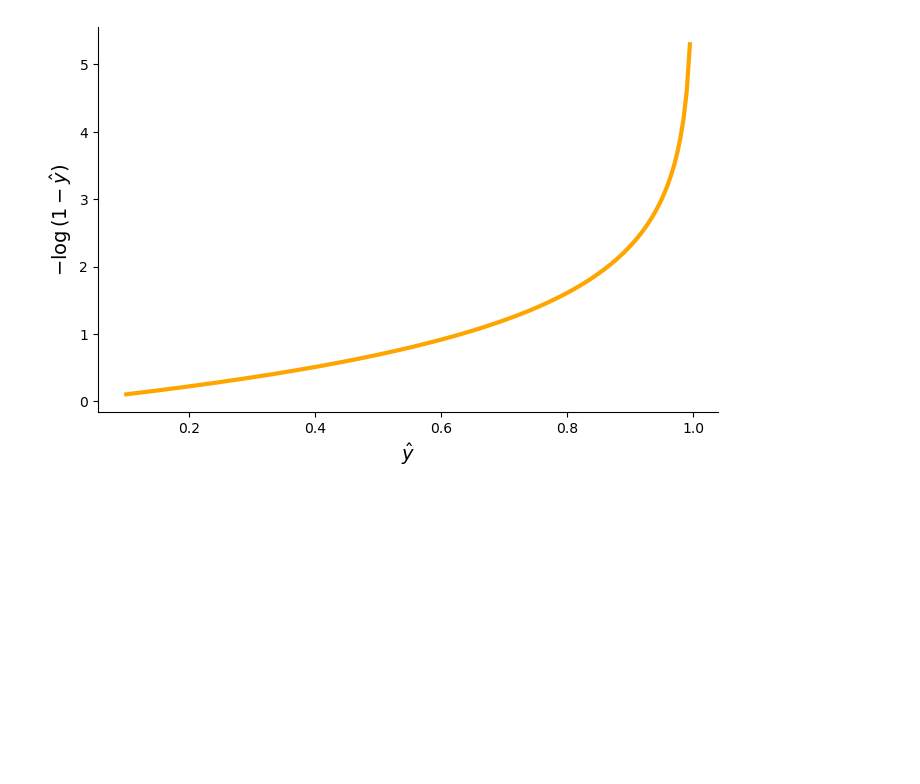
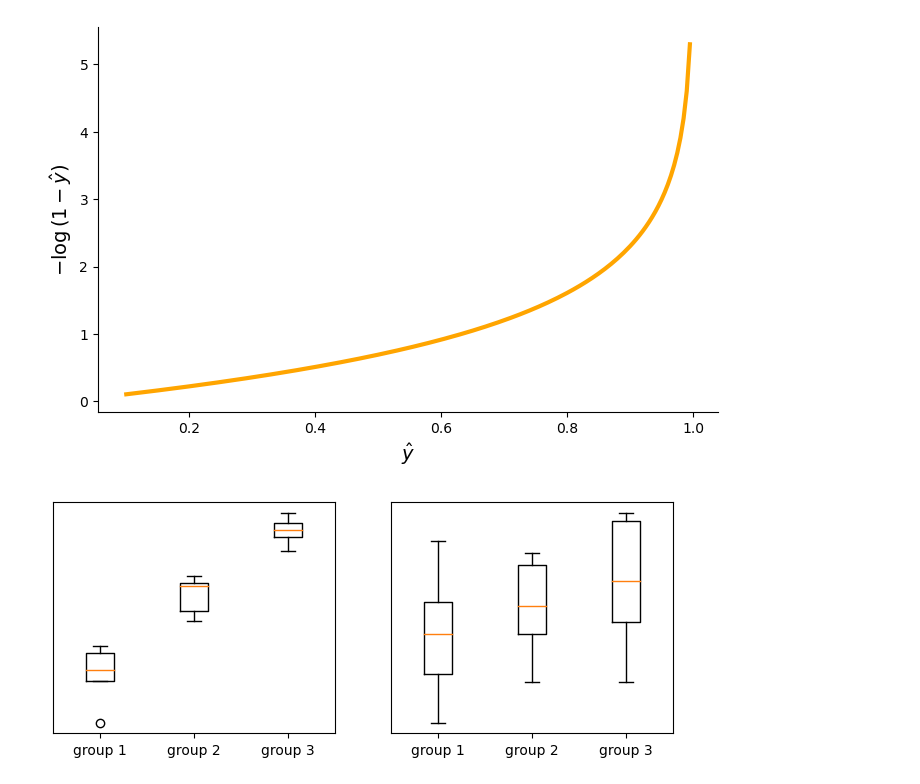
Before and after one commit to froukje/datamapu, a Jupyter notebook: notebooks/plots.ipynb, the cells around one changed output. Saved outputs shown, nothing was run; the diff lists cells and outputs as text; code cells hidden in the pictures; blank space fills up the shorter version.

```diff
--- a/notebooks/plots.ipynb
+++ b/notebooks/plots.ipynb
@@ -111,3 +111,20 @@ ax.set_ylabel('$-\log{(1-\hat{y})}$', fontsize=14)
 plt.savefig('logloss2.png', transparent=True)
 # %% [output]
 [figure]
+# %%
+data1 = {'group 1': [1, 3, 2.5, 2.2, 3.2], 'group 2': [5, 4.2, 3.9, 4.9, 5.2], 'group 3': [7, 5.9, 6.3, 6.5, 6.7]}
+df1 = pd.DataFrame.from_dict(data1)
+data2 = {'group 1': [1, 4, 5.5, 2.2, 3.2], 'group 2': [2, 3.2, 3.9, 4.9, 5.2], 'group 3': [6, 2, 4.5, 3.5, 6.2]}
+df2 = pd.DataFrame.from_dict(data2)
+# %%
+fig, ax = plt.subplots(1,2, figsize=(8,3))
+labels = ['group 1', 'group 2', 'group 3']
+ax[0].boxplot(df1, labels=labels)
+#ax[0].set_xticks([])
+ax[0].set_yticks([])
+ax[1].boxplot(df2, labels=labels)
+#ax[1].set_xticks([])
+ax[1].set_yticks([])
+plt.savefig('anova.png', transparent=True);
+# %% [output]
+[figure, added]
```
Also changed, not shown: 6 other files.
